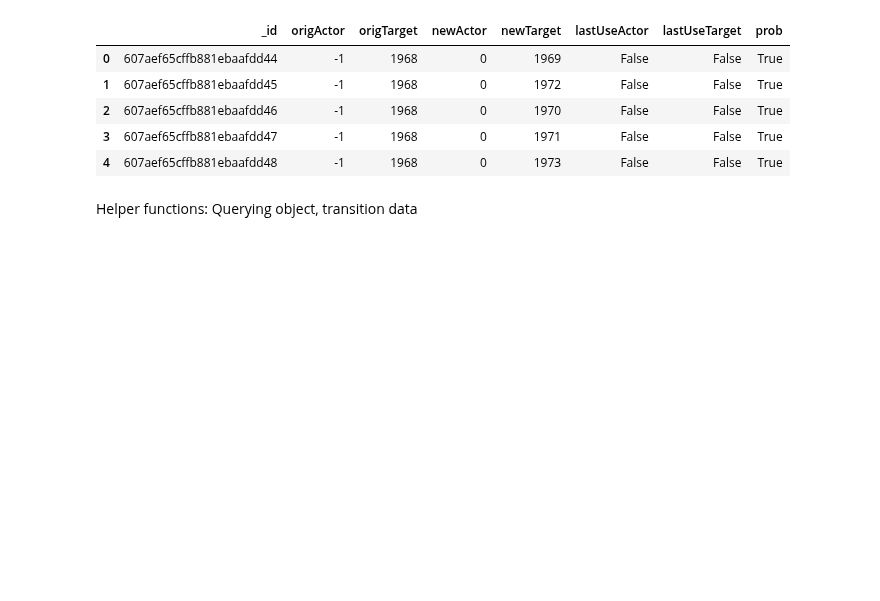
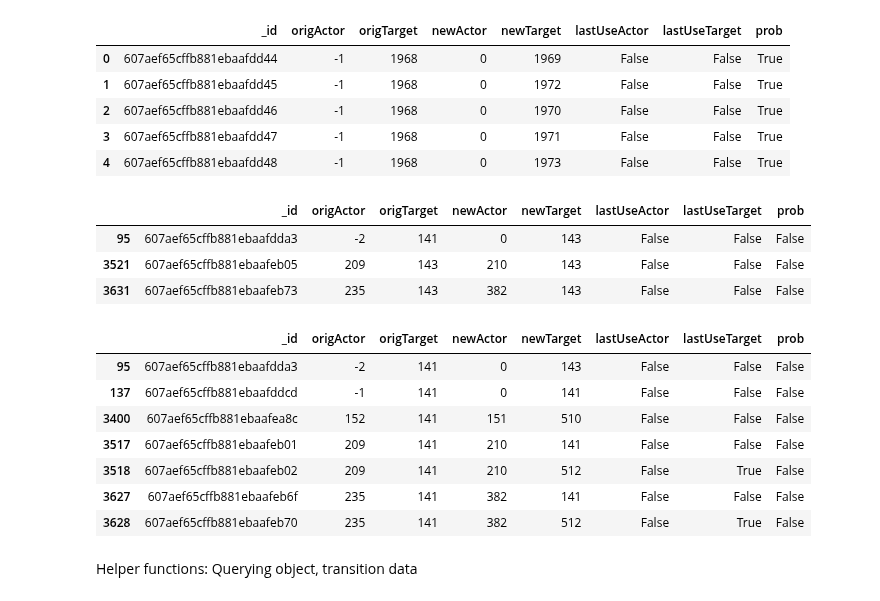
Before and after one commit to nataliavelez/OneHourOneLife, a Jupyter notebook: 3_technology/3_5_tech_tree.ipynb, the cells around one changed output. Saved outputs shown, nothing was run; the diff lists cells and outputs as text; code cells hidden in the pictures; blank space fills up the shorter version.

```diff
--- a/3_technology/3_5_tech_tree.ipynb
+++ b/3_technology/3_5_tech_tree.ipynb
@@ -65,6 +75,24 @@ Loading 19445 transitions
 | 2 | 607aef65cffb881ebaafdd46 | -1 | 1968 | 0 | 1970 | False | False | True |
 | 3 | 607aef65cffb881ebaafdd47 | -1 | 1968 | 0 | 1971 | False | False | True |
 | 4 | 607aef65cffb881ebaafdd48 | -1 | 1968 | 0 | 1973 | False | False | True |
+# %%
+transitions[paths_to(143)]
+# %% [output]
+|  | _id | origActor | origTarget | newActor | newTarget | lastUseActor | lastUseTarget | prob |
+| 95 | 607aef65cffb881ebaafdda3 | -2 | 141 | 0 | 143 | False | False | False |
+| 3521 | 607aef65cffb881ebaafeb05 | 209 | 143 | 210 | 143 | False | False | False |
+| 3631 | 607aef65cffb881ebaafeb73 | 235 | 143 | 382 | 143 | False | False | False |
+# %%
+transitions[transitions.origTarget == 141]
+# %% [output]
+|  | _id | origActor | origTarget | newActor | newTarget | lastUseActor | lastUseTarget | prob |
+| 95 | 607aef65cffb881ebaafdda3 | -2 | 141 | 0 | 143 | False | False | False |
+| 137 | 607aef65cffb881ebaafddcd | -1 | 141 | 0 | 141 | False | False | False |
+| 3400 | 607aef65cffb881ebaafea8c | 152 | 141 | 151 | 510 | False | False | False |
+| 3517 | 607aef65cffb881ebaafeb01 | 209 | 141 | 210 | 141 | False | False | False |
+| 3518 | 607aef65cffb881ebaafeb02 | 209 | 141 | 210 | 512 | False | True | False |
+| 3627 | 607aef65cffb881ebaafeb6f | 235 | 141 | 382 | 141 | False | False | False |
+| 3628 | 607aef65cffb881ebaafeb70 | 235 | 141 | 382 | 512 | False | True | False |
 # %% [markdown]
 Helper functions: Querying object, transition data
 # %%
```
Also changed, not shown: parts of 21 cells of this notebook, 5 other files.
